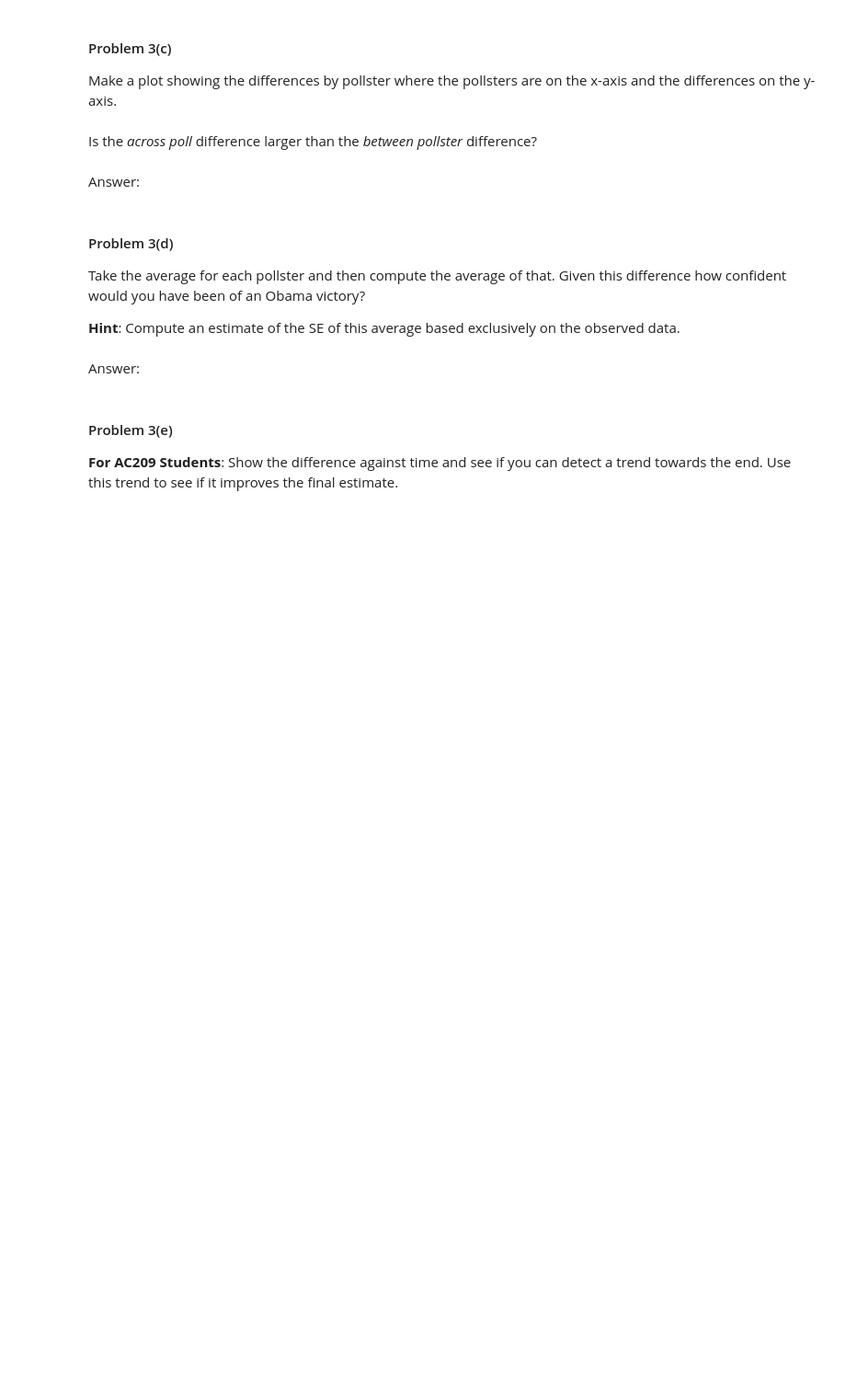
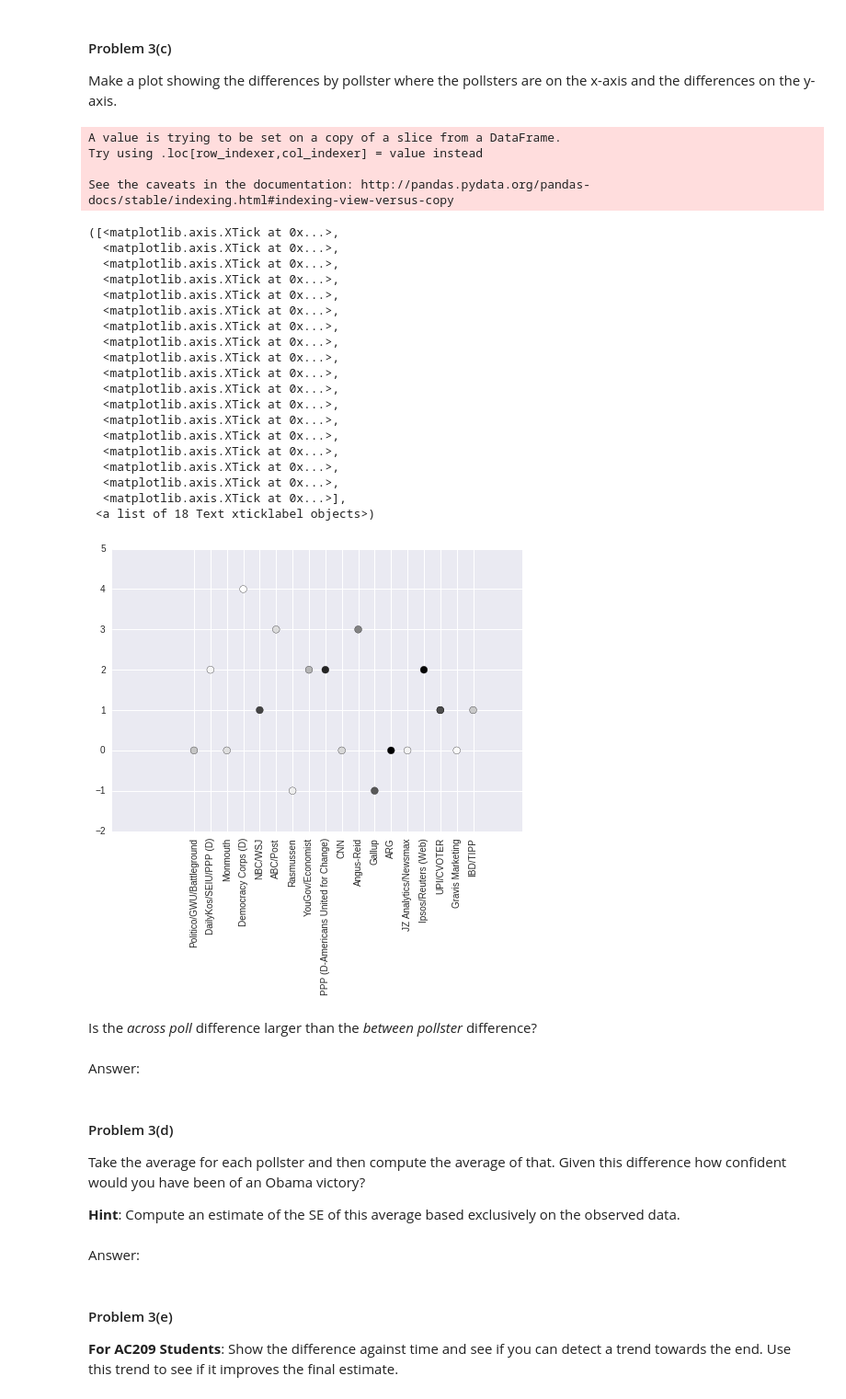
Before and after one commit to clementlefevre/CS109, a Jupyter notebook: 2014/homework_CL/HW2.ipynb, the cells around one changed output. Shown at 92% size. Saved outputs shown, nothing was run; the diff lists cells and outputs as text; code cells hidden in the pictures; blank space fills up the shorter version.

```diff
--- a/2014/homework_CL/HW2.ipynb
+++ b/2014/homework_CL/HW2.ipynb
@@ -528,3 +535,54 @@ Make a plot showing the differences by pollster where the pollsters are on the x
+# %%
+#your code here
+
+filtered_elections = election[election.days_before<=5]
+
+filtered_elections
+
+groupy = filtered_elections.groupby('Pollster')
+
+color_map = {}
+for i, p in enumerate(set(filtered_elections.Pollster)):
+    color_map[p] = np.random.rand();
+
+#set a dict pollset name, index from pollster:
+pollster_dict ={}
+for i,pollster in enumerate(groupy.indices.keys()):
+    pollster_dict[pollster]=i
+
+
+filtered_elections['poll_index']= map(lambda x: pollster_dict[x],filtered_elections.Pollster)
+
+
+plt.scatter(filtered_elections.poll_index,filtered_elections.Diff, c = map(lambda x: color_map[x],filtered_elections.Pollster),s=60)
+
+polls =  groupy.indices.keys()
+plt.xticks(range(len(polls)), polls, rotation = 90)
+# %% [output]
+A value is trying to be set on a copy of a slice from a DataFrame.
+Try using .loc[row_indexer,col_indexer] = value instead
+
+See the caveats in the documentation: http://pandas.pydata.org/pandas-docs/stable/indexing.html#indexing-view-versus-copy
+([<matplotlib.axis.XTick at 0x...>,
+  <matplotlib.axis.XTick at 0x...>,
+  <matplotlib.axis.XTick at 0x...>,
+  <matplotlib.axis.XTick at 0x...>,
+  <matplotlib.axis.XTick at 0x...>,
+  <matplotlib.axis.XTick at 0x...>,
+  <matplotlib.axis.XTick at 0x...>,
+  <matplotlib.axis.XTick at 0x...>,
+  <matplotlib.axis.XTick at 0x...>,
+  <matplotlib.axis.XTick at 0x...>,
+  <matplotlib.axis.XTick at 0x...>,
+  <matplotlib.axis.XTick at 0x...>,
+  <matplotlib.axis.XTick at 0x...>,
+  <matplotlib.axis.XTick at 0x...>,
+  <matplotlib.axis.XTick at 0x...>,
+  <matplotlib.axis.XTick at 0x...>,
+  <matplotlib.axis.XTick at 0x...>,
+  <matplotlib.axis.XTick at 0x...>],
+ <a list of 18 Text xticklabel objects>)
+[figure, added]
 # %% [markdown]
 Is the *across poll* difference larger than the *between pollster* difference?
 # %% [markdown]
```
Also changed, not shown: parts of 13 cells of this notebook.
